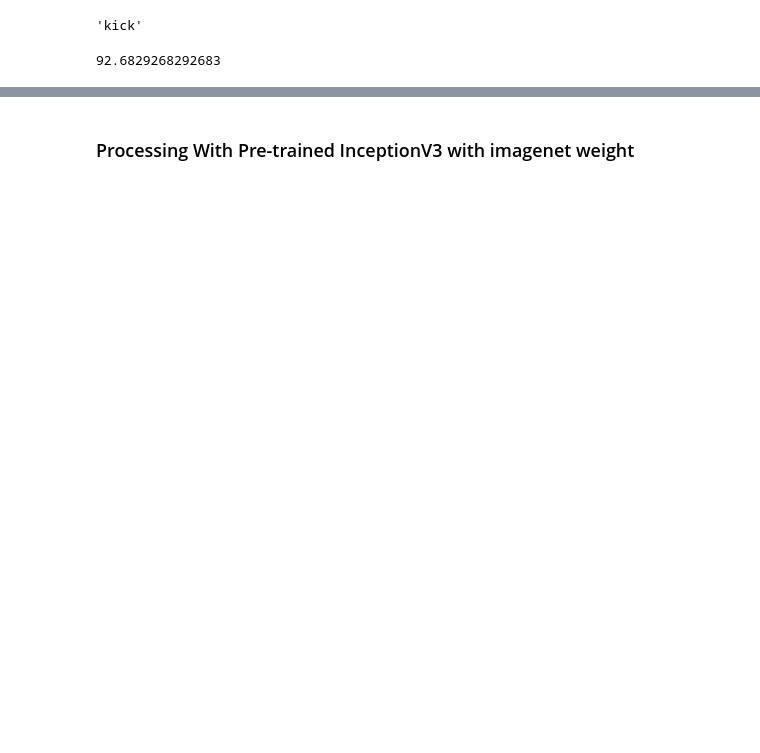
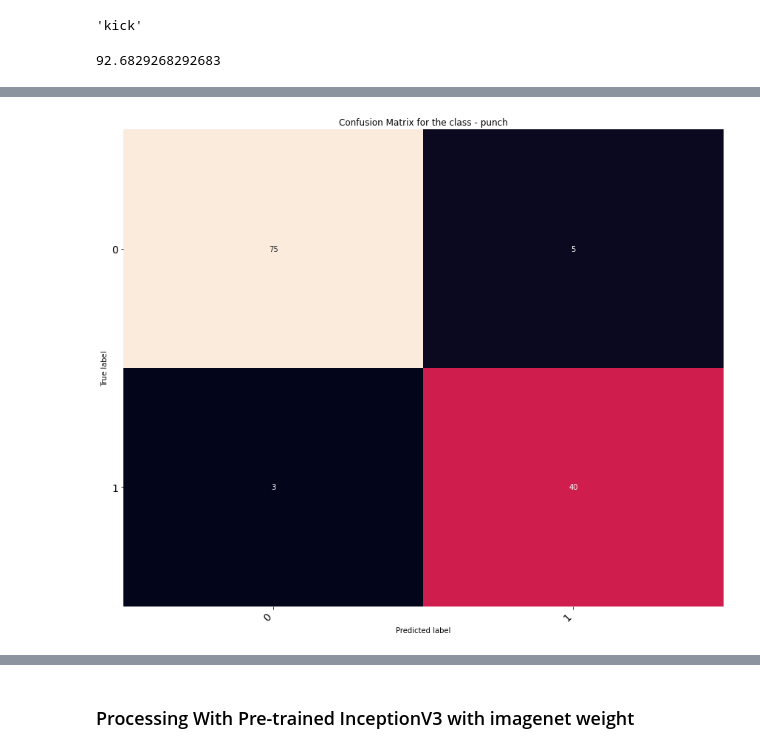
Before and after one commit to mushfiqulIslam/real-time-action-recognition-from-video-footage, a Jupyter notebook: action-recognition.ipynb, the cells around one changed output, grey strips where cells are left out. Drawn from its saved outputs; the diff is of its cells as text; code cells hidden in the pictures; blank space fills up the shorter version.

```diff
--- a/action-recognition.ipynb
+++ b/action-recognition.ipynb
@@ -409,0 +479,7 @@ accuracy_score(predict, actual)*100
+# %%
+fig, ax = plt.subplots(1, 1, figsize=(12, 10))
+print_confusion_matrix(confusion_matrix[1], ax, action_values[1], ["0", "1"])
+fig.tight_layout()
+plt.show()
+# %% [output]
+[figure, added]
```
Also changed, not shown: parts of 43 cells of this notebook, 1 other file.
